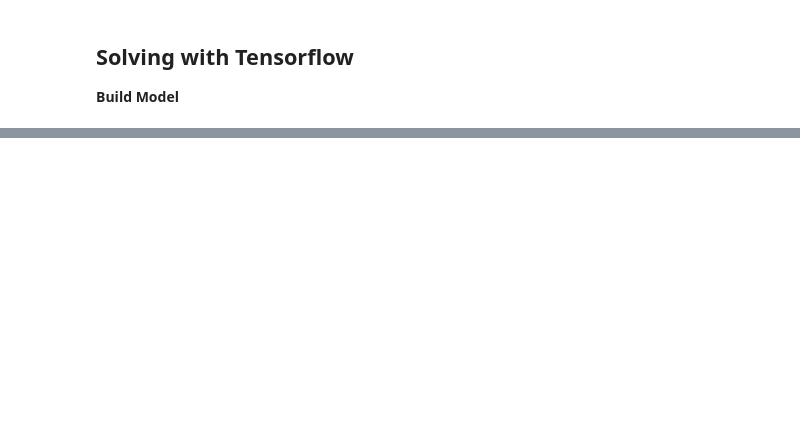
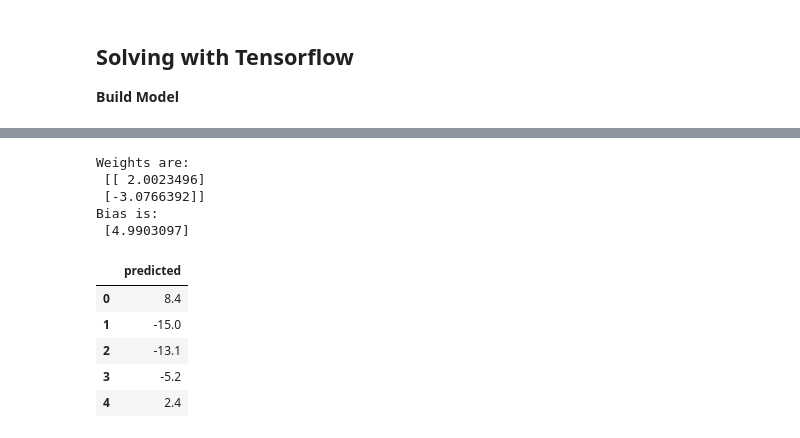
Before and after one commit to DesireeMcElroy/tensorflow-practice, a Jupyter notebook: tf_example.ipynb, the cells around one changed output, grey strips where cells are left out. Cells and saved outputs as stored; diff of their text form; code cells hidden in the pictures; blank space fills up the shorter version.

```diff
--- a/tf_example.ipynb
+++ b/tf_example.ipynb
@@ -72,0 +206,13 @@ Epoch 100/100
+# %%
+weights = model.layers[0].get_weights()[0]
+
+bias = model.layers[0].get_weights()[1]
+
+print('Weights are:\n', weights)
+print('Bias is:\n', bias)
+# %% [output]
+Weights are:
+ [[ 2.0023496]
+ [-3.0766392]]
+Bias is:
+ [4.9903097]
@@ -72,0 +222,9 @@ Epoch 100/100
+# %%
+model_data.head()
+# %% [output]
+|  | predicted |
+| 0 | 8.4 |
+| 1 | -15.0 |
+| 2 | -13.1 |
+| 3 | -5.2 |
+| 4 | 2.4 |
```
Also changed, not shown: parts of 21 cells of this notebook.
